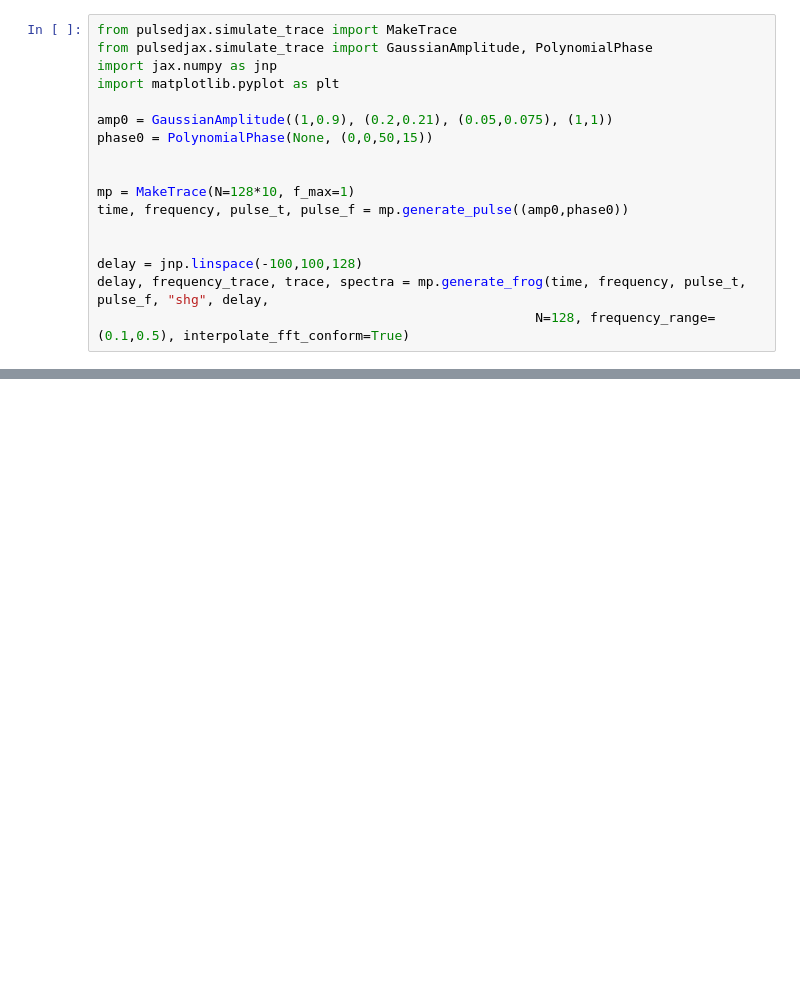
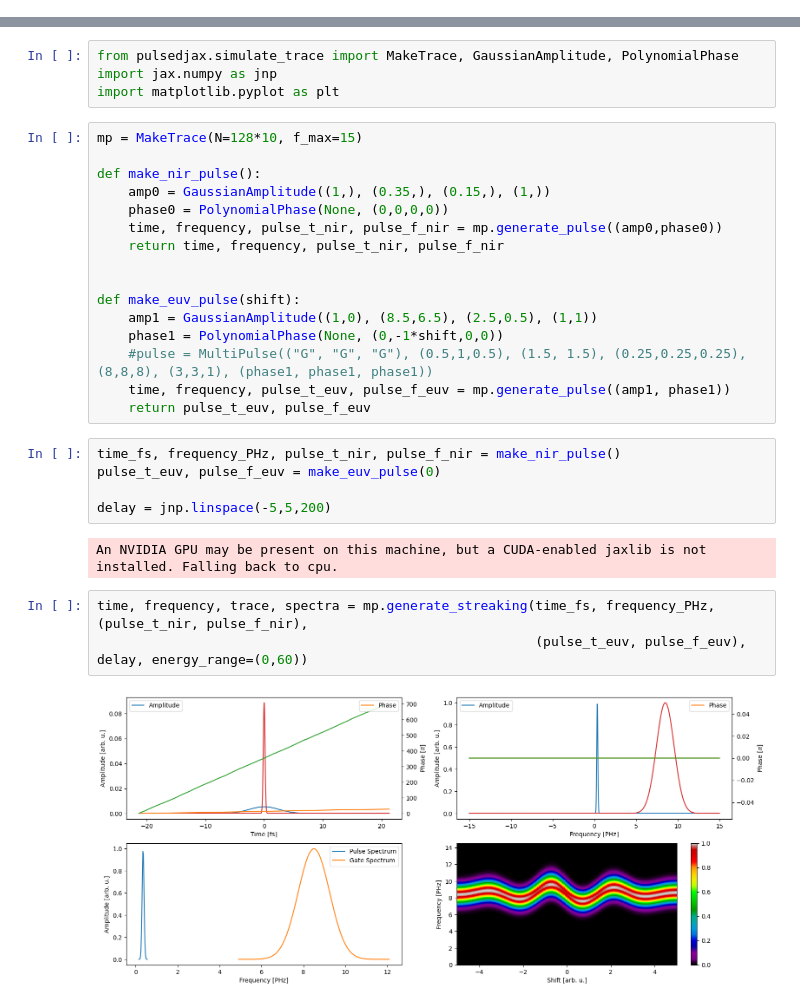
Before and after one commit to matillda123/Pulse-Retrieval-with-JAX, a Jupyter notebook: _usage_example.ipynb, the cells around one changed output, grey strips where cells are left out. Drawn from its saved outputs; the diff is of its cells as text; blank space fills up the shorter version.

Commit message:
Started adding attosecond streaking

```diff
--- a/_usage_example.ipynb
+++ b/_usage_example.ipynb
@@ -1,17 +0,0 @@
-# %%
-from pulsedjax.simulate_trace import MakeTrace
-from pulsedjax.simulate_trace import GaussianAmplitude, PolynomialPhase
-import jax.numpy as jnp
-import matplotlib.pyplot as plt
-
-amp0 = GaussianAmplitude((1,0.9), (0.2,0.21), (0.05,0.075), (1,1))
-phase0 = PolynomialPhase(None, (0,0,50,15))
-
-
-mp = MakeTrace(N=128*10, f_max=1)
-time, frequency, pulse_t, pulse_f = mp.generate_pulse((amp0,phase0))
-
-
-delay = jnp.linspace(-100,100,128)
-delay, frequency_trace, trace, spectra = mp.generate_frog(time, frequency, pulse_t, pulse_f, "shg", delay,
-                                                        N=128, frequency_range=(0.1,0.5), interpolate_fft_conform=True)
@@ -328,0 +1,32 @@ Final stepsizes: [1.1243694  0.35973313]
+# %%
+from pulsedjax.simulate_trace import MakeTrace, GaussianAmplitude, PolynomialPhase
+import jax.numpy as jnp
+import matplotlib.pyplot as plt
+# %%
+mp = MakeTrace(N=128*10, f_max=15)
+
+def make_nir_pulse():
+    amp0 = GaussianAmplitude((1,), (0.35,), (0.15,), (1,))
+    phase0 = PolynomialPhase(None, (0,0,0,0))
+    time, frequency, pulse_t_nir, pulse_f_nir = mp.generate_pulse((amp0,phase0))
+    return time, frequency, pulse_t_nir, pulse_f_nir
+
+
+def make_euv_pulse(shift):
+    amp1 = GaussianAmplitude((1,0), (8.5,6.5), (2.5,0.5), (1,1))
+    phase1 = PolynomialPhase(None, (0,-1*shift,0,0))
+    #pulse = MultiPulse(("G", "G", "G"), (0.5,1,0.5), (1.5, 1.5), (0.25,0.25,0.25), (8,8,8), (3,3,1), (phase1, phase1, phase1))
+    time, frequency, pulse_t_euv, pulse_f_euv = mp.generate_pulse((amp1, phase1))
+    return pulse_t_euv, pulse_f_euv
+# %%
+time_fs, frequency_PHz, pulse_t_nir, pulse_f_nir = make_nir_pulse()
+pulse_t_euv, pulse_f_euv = make_euv_pulse(0)
+
+delay = jnp.linspace(-5,5,200)
+# %% [output]
+An NVIDIA GPU may be present on this machine, but a CUDA-enabled jaxlib is not installed. Falling back to cpu.
+# %%
+time, frequency, trace, spectra = mp.generate_streaking(time_fs, frequency_PHz, (pulse_t_nir, pulse_f_nir),
+                                                        (pulse_t_euv, pulse_f_euv), delay, energy_range=(0,60))
+# %% [output]
+[figure, added]
```
Also changed, not shown: parts of 9 cells of this notebook, 6 other files.
